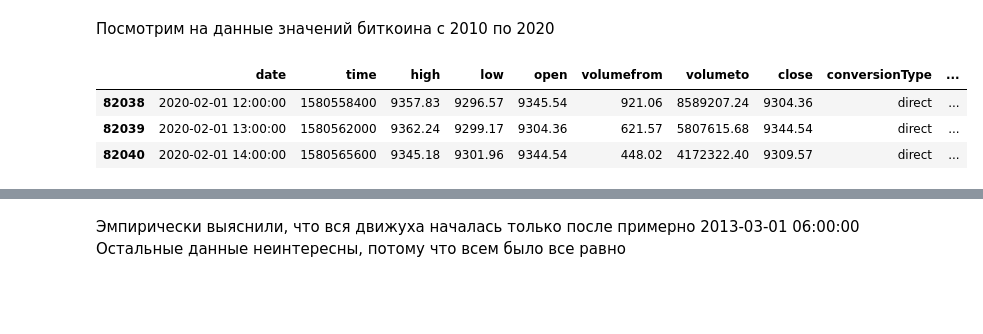
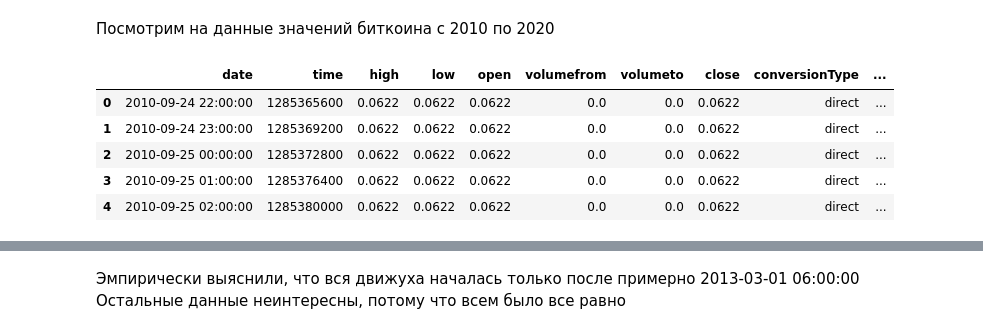
Before and after one commit to PeterLarochkin/discrete_structures, a Jupyter notebook: HM1/HM1.ipynb, the cells around one changed output, grey strips where cells are left out. Cells and saved outputs as stored; diff of their text form; code cells hidden in the pictures; blank space fills up the shorter version.

```diff
--- a/HM1/HM1.ipynb
+++ b/HM1/HM1.ipynb
@@ -7,12 +7,14 @@ import numpy as np
 Посмотрим на данные значений биткоина с 2010 по 2020
 # %%
 usd_to_btc_df = pd.read_csv('btcusd_full_hour_2020_02_01.csv')
-usd_to_btc_df.tail(3)
+usd_to_btc_df.head()
 # %% [output]
 |  | date | time | high | low | open | volumefrom | volumeto | close | conversionType | ... |
-| 82038 | 2020-02-01 12:00:00 | 1580558400 | 9357.83 | 9296.57 | 9345.54 | 921.06 | 8589207.24 | 9304.36 | direct | ... |
-| 82039 | 2020-02-01 13:00:00 | 1580562000 | 9362.24 | 9299.17 | 9304.36 | 621.57 | 5807615.68 | 9344.54 | direct | ... |
-| 82040 | 2020-02-01 14:00:00 | 1580565600 | 9345.18 | 9301.96 | 9344.54 | 448.02 | 4172322.40 | 9309.57 | direct | ... |
+| 0 | 2010-09-24 22:00:00 | 1285365600 | 0.0622 | 0.0622 | 0.0622 | 0.0 | 0.0 | 0.0622 | direct | ... |
+| 1 | 2010-09-24 23:00:00 | 1285369200 | 0.0622 | 0.0622 | 0.0622 | 0.0 | 0.0 | 0.0622 | direct | ... |
+| 2 | 2010-09-25 00:00:00 | 1285372800 | 0.0622 | 0.0622 | 0.0622 | 0.0 | 0.0 | 0.0622 | direct | ... |
+| 3 | 2010-09-25 01:00:00 | 1285376400 | 0.0622 | 0.0622 | 0.0622 | 0.0 | 0.0 | 0.0622 | direct | ... |
+| 4 | 2010-09-25 02:00:00 | 1285380000 | 0.0622 | 0.0622 | 0.0622 | 0.0 | 0.0 | 0.0622 | direct | ... |
 # %%
 # from 0 to 1
 start = int(0.26 * len(usd_to_btc_df['avg']))
```
Also changed, not shown: parts of 20 cells of this notebook.
